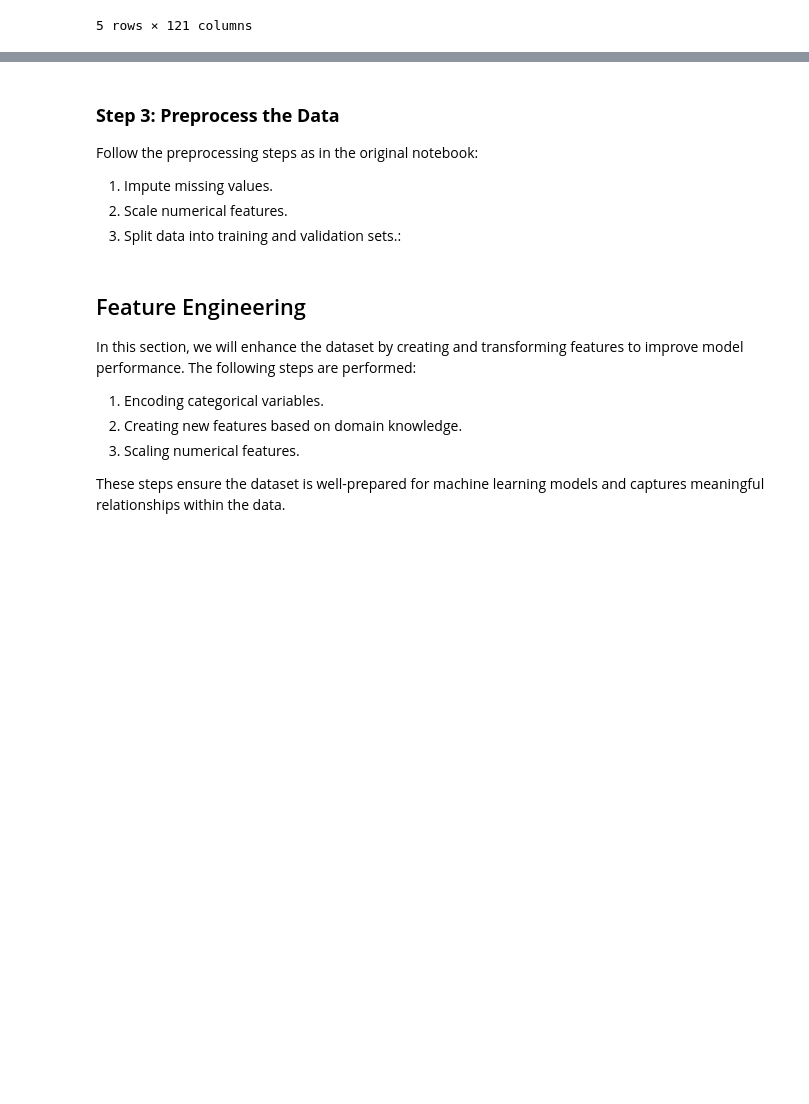
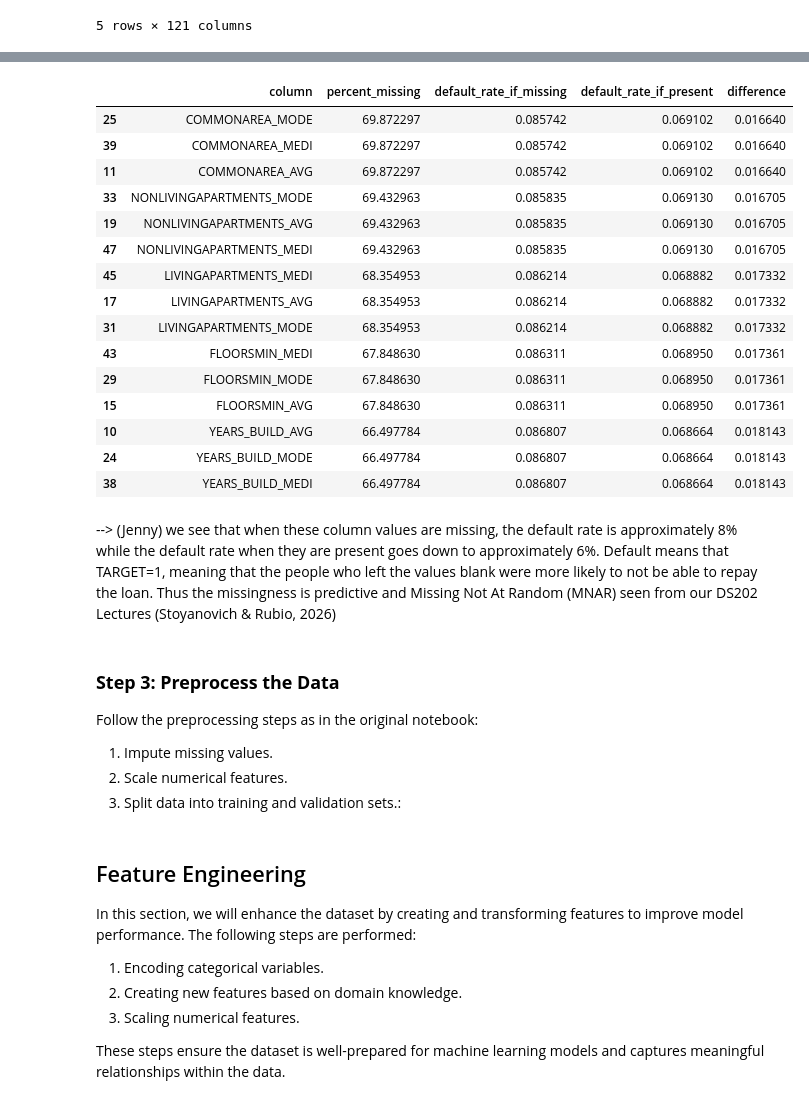
Before and after one commit to eh3285/audit-home, a Jupyter notebook: lightgbm/jenny_audit_notebook.ipynb, the cells around one changed output, grey strips where cells are left out. Saved outputs shown, nothing was run; the diff lists cells and outputs as text; code cells hidden in the pictures; blank space fills up the shorter version.

```diff
--- a/lightgbm/jenny_audit_notebook.ipynb
+++ b/lightgbm/jenny_audit_notebook.ipynb
@@ -78,8 +78,8 @@ The data comes from seven different files, each capturing unique but connected d
 
 Together, these files give us a well-rounded picture of each client’s financial life, showing not just if they paid back loans but also how they manage their finances over time. By learning from these details, we can develop models that predict loan repayment more accurately, supporting responsible lending practices and opening doors for people who might otherwise struggle to access credit.
 # %%
-app_train = pd.read_csv(os.path.join(default_dir,'application_train.csv'))
-app_test = pd.read_csv(os.path.join(default_dir,'application_test.csv'))
+app_train = pd.read_csv(os.path.join(default_dir,'./Users/eunjaehong/Desktop/DS_202/audit-home/data/application_train.csv'))
+app_test = pd.read_csv(os.path.join(default_dir,'./Users/eunjaehong/Desktop/DS_202/audit-home/data/application_test.csv'))
 
 # Display basic information about the dataset
 print("Training set shape:", app_train.shape)
@@ -173,3 +225,45 @@ print('Testing Features shape: ', app_test.shape)
+# %%
+def is_missingness_predictive(df,target_col='TARGET'):
+    col_missing=df.columns[df.isnull().any()].tolist()
+    results=[]
+
+    for col in col_missing:
+        is_missing=df[col].isnull().astype(int) #where 1 if missing
+        default_rate_missing=df[is_missing==1][target_col].mean()
+        default_rate_present=df[is_missing==0][target_col].mean()
+
+        results.append({
+            'column':col,
+            'percent_missing':df[col].isnull().mean()*100,
+            'default_rate_if_missing':default_rate_missing,
+            'default_rate_if_present':default_rate_present,
+            'difference':abs(default_rate_missing-default_rate_present)
+        })
+
+    profile_df=pd.DataFrame(results).sort_values(by='percent_missing',ascending=False)
+    return profile_df
+
+profile_missing=is_missingness_predictive(app_train)
+profile_missing.head(15)
+# %% [output]
+|  | column | percent_missing | default_rate_if_missing | default_rate_if_present | difference |
+| 25 | COMMONAREA_MODE | 69.872297 | 0.085742 | 0.069102 | 0.016640 |
+| 39 | COMMONAREA_MEDI | 69.872297 | 0.085742 | 0.069102 | 0.016640 |
+| 11 | COMMONAREA_AVG | 69.872297 | 0.085742 | 0.069102 | 0.016640 |
+| 33 | NONLIVINGAPARTMENTS_MODE | 69.432963 | 0.085835 | 0.069130 | 0.016705 |
+| 19 | NONLIVINGAPARTMENTS_AVG | 69.432963 | 0.085835 | 0.069130 | 0.016705 |
+| 47 | NONLIVINGAPARTMENTS_MEDI | 69.432963 | 0.085835 | 0.069130 | 0.016705 |
+| 45 | LIVINGAPARTMENTS_MEDI | 68.354953 | 0.086214 | 0.068882 | 0.017332 |
+| 17 | LIVINGAPARTMENTS_AVG | 68.354953 | 0.086214 | 0.068882 | 0.017332 |
+| 31 | LIVINGAPARTMENTS_MODE | 68.354953 | 0.086214 | 0.068882 | 0.017332 |
+| 43 | FLOORSMIN_MEDI | 67.848630 | 0.086311 | 0.068950 | 0.017361 |
+| 29 | FLOORSMIN_MODE | 67.848630 | 0.086311 | 0.068950 | 0.017361 |
+| 15 | FLOORSMIN_AVG | 67.848630 | 0.086311 | 0.068950 | 0.017361 |
+| 10 | YEARS_BUILD_AVG | 66.497784 | 0.086807 | 0.068664 | 0.018143 |
+| 24 | YEARS_BUILD_MODE | 66.497784 | 0.086807 | 0.068664 | 0.018143 |
+| 38 | YEARS_BUILD_MEDI | 66.497784 | 0.086807 | 0.068664 | 0.018143 |
+# %% [markdown]
+--> (Jenny) we see that when these column values are missing, the default rate is approximately 8% while the default rate when they are present goes down to approximately 6%. Default means that TARGET=1, meaning that the people who left the values blank were more likely to not be able to repay the loan. Thus the missingness is predictive and Missing Not At Random (MNAR) seen from our DS202 Lectures (Stoyanovich & Rubio, 2026)
 # %% [markdown]
 ### **Step 3: Preprocess the Data**
 Follow the preprocessing steps as in the original notebook:
```
Also changed, not shown: parts of 9 cells of this notebook.
